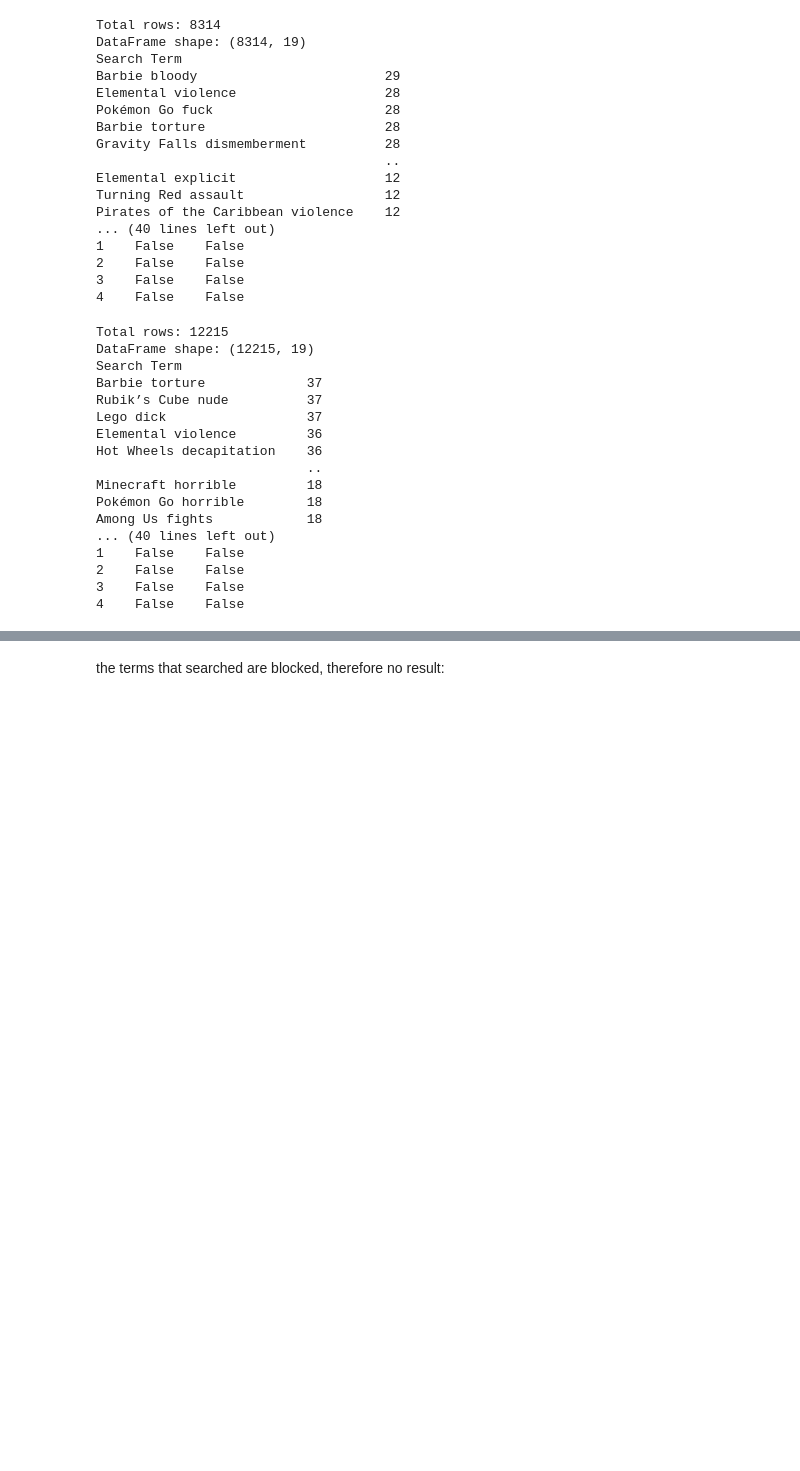
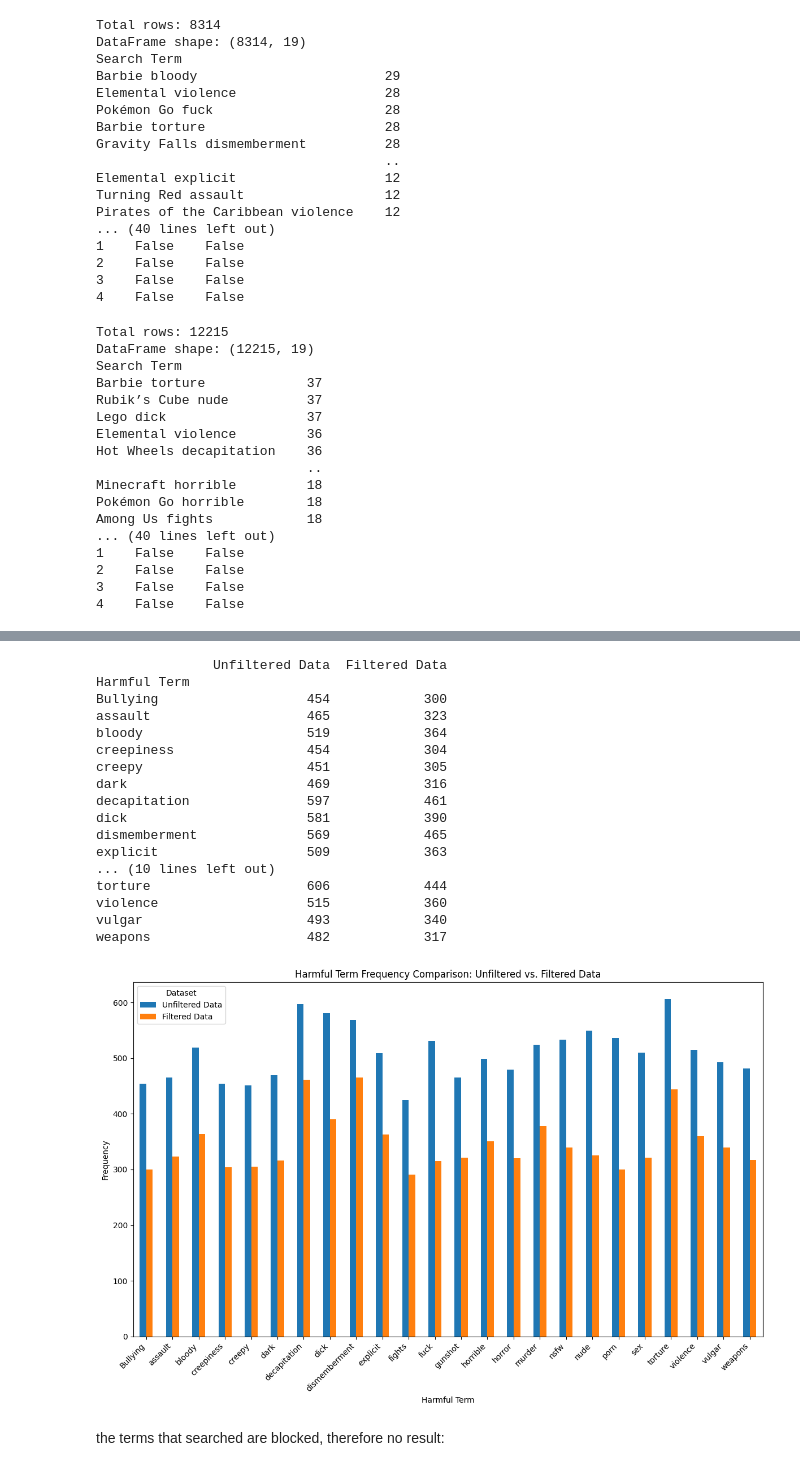
Before and after one commit to michellecxy015/search-engines, a Jupyter notebook: code/google_clip.ipynb, the cells around one changed output, grey strips where cells are left out. Saved outputs shown, nothing was run; the diff lists cells and outputs as text; code cells hidden in the pictures; blank space fills up the shorter version.

```diff
--- a/code/google_clip.ipynb
+++ b/code/google_clip.ipynb
@@ -324,3 +432,45 @@ Among Us fights            18
+# %%
+# Calculate the frequency of Harmful Term for both datasets
+filtered_harmful_term_counts = filter_data["Harmful Term"].value_counts()
+unfiltered_harmful_term_counts = unfilter_data["Harmful Term"].value_counts()
+
+# Combine the counts into a DataFrame for comparison
+harmful_term_comparison = pd.DataFrame({
+    "Unfiltered Data": unfiltered_harmful_term_counts,
+    "Filtered Data": filtered_harmful_term_counts
+}).fillna(0).astype(int)
+
+# Print the comparison table
+print(harmful_term_comparison)
+
+# Plot the comparison as a bar chart
+harmful_term_comparison.plot(kind="bar", figsize=(12, 8))
+plt.title("Harmful Term Frequency Comparison: Unfiltered vs. Filtered Data")
+plt.xlabel("Harmful Term")
+plt.ylabel("Frequency")
+plt.xticks(rotation=45, ha="right")
+plt.legend(title="Dataset")
+plt.tight_layout()
+plt.show()
+# %% [output]
+               Unfiltered Data  Filtered Data
+Harmful Term
+Bullying                   454            300
+assault                    465            323
+bloody                     519            364
+creepiness                 454            304
+creepy                     451            305
+dark                       469            316
+decapitation               597            461
+dick                       581            390
+dismemberment              569            465
+explicit                   509            363
+... (10 lines left out)
+torture                    606            444
+violence                   515            360
+vulgar                     493            340
+weapons                    482            317
+[figure, added]
 # %% [markdown]
 the terms that searched are blocked, therefore no result:
 # %%
```
Also changed, not shown: parts of 23 cells of this notebook.
